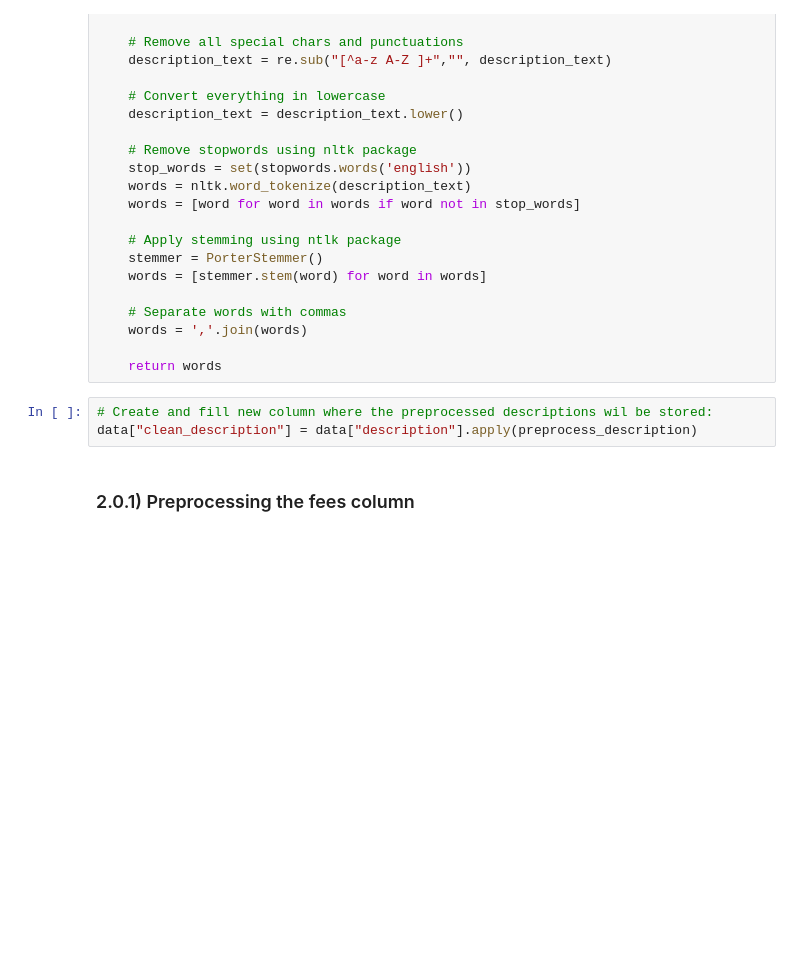
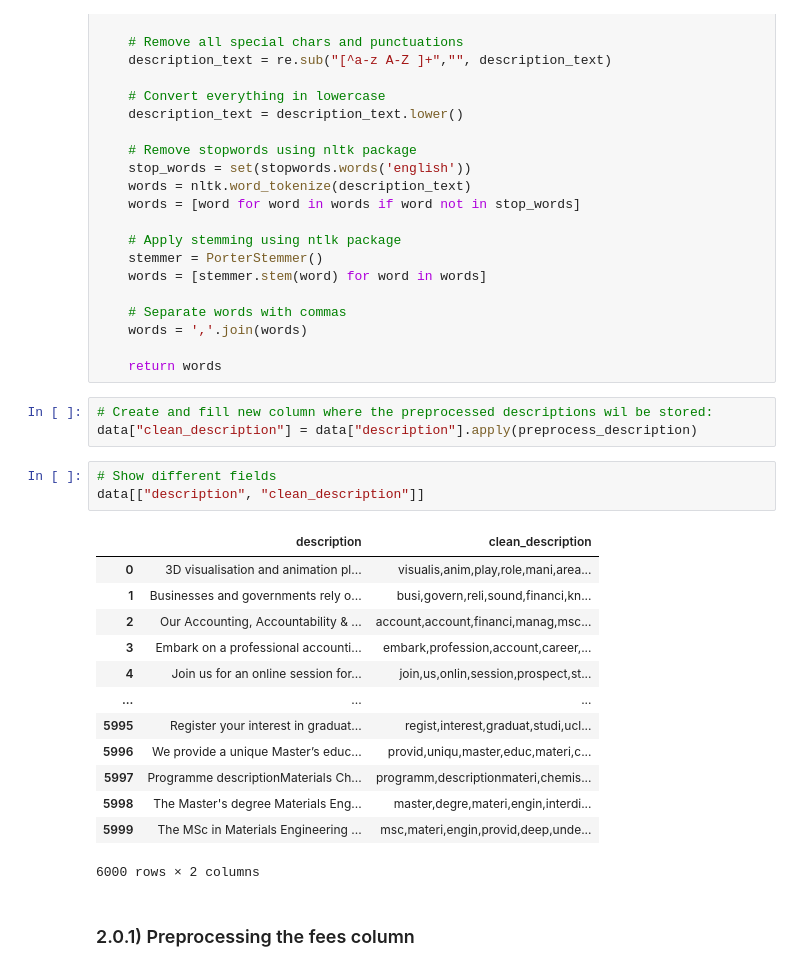
Before and after one commit to susannabravi/ADM-HW3, a Jupyter notebook: main.ipynb, the cells around one changed output. Cells and saved outputs as stored; diff of their text form; blank space fills up the shorter version.

```diff
--- a/main.ipynb
+++ b/main.ipynb
@@ -258,6 +258,23 @@ def preprocess_description(description_text):
 # %%
 # Create and fill new column where the preprocessed descriptions wil be stored:
 data["clean_description"] = data["description"].apply(preprocess_description)
+# %%
+# Show different fields
+data[["description", "clean_description"]]
+# %% [output]
+|  | description | clean_description |
+| 0 | 3D visualisation and animation pl... | visualis,anim,play,role,mani,area... |
+| 1 | Businesses and governments rely o... | busi,govern,reli,sound,financi,kn... |
+| 2 | Our Accounting, Accountability & ... | account,account,financi,manag,msc... |
+| 3 | Embark on a professional accounti... | embark,profession,account,career,... |
+| 4 | Join us for an online session for... | join,us,onlin,session,prospect,st... |
+| ... | ... | ... |
+| 5995 | Register your interest in graduat... | regist,interest,graduat,studi,ucl... |
+| 5996 | We provide a unique Master’s educ... | provid,uniqu,master,educ,materi,c... |
+| 5997 | Programme descriptionMaterials Ch... | programm,descriptionmateri,chemis... |
+| 5998 | The Master's degree Materials Eng... | master,degre,materi,engin,interdi... |
+| 5999 | The MSc in Materials Engineering ... | msc,materi,engin,provid,deep,unde... |
+6000 rows × 2 columns
 # %% [markdown]
 ### 2.0.1) Preprocessing the fees column
 # %%
```
Also changed, not shown: parts of 10 cells of this notebook.
